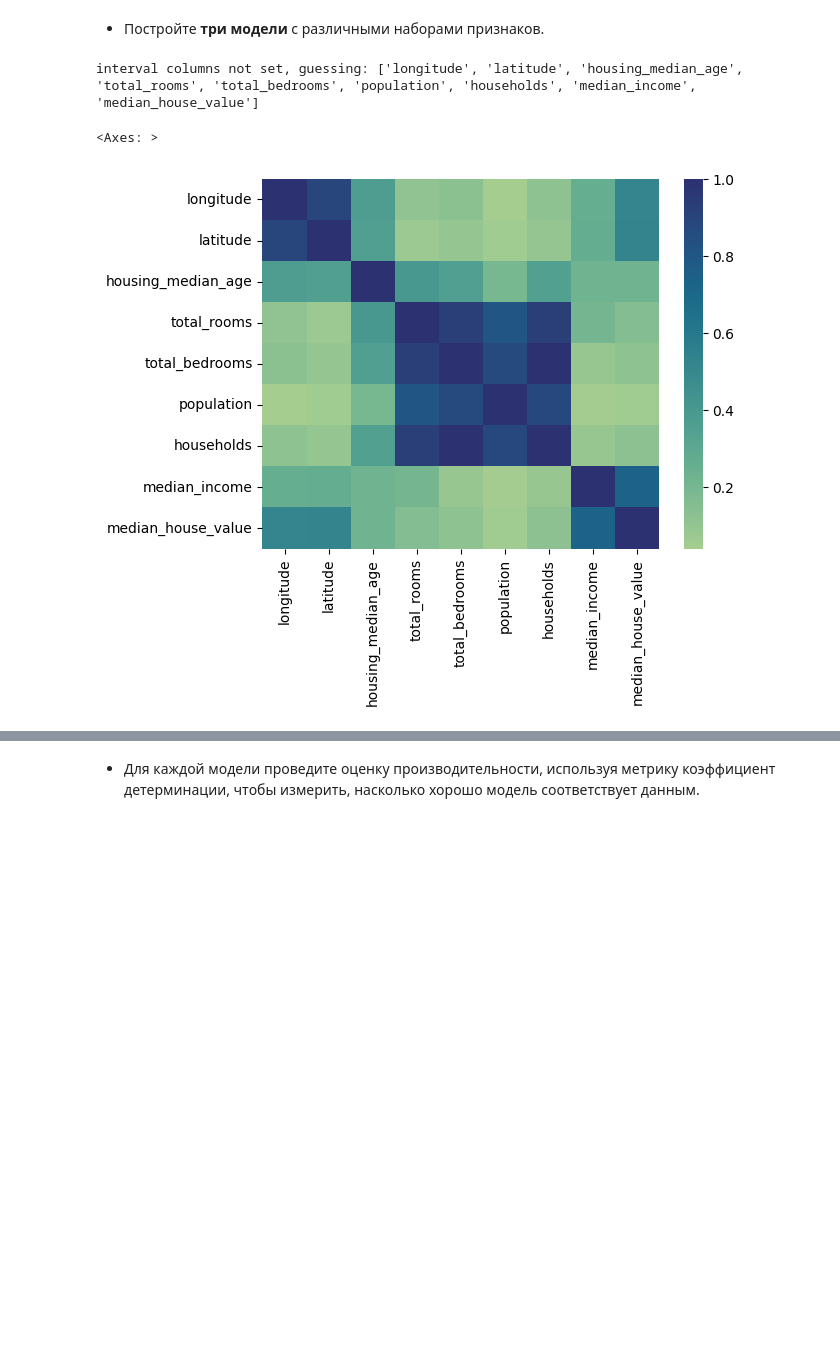
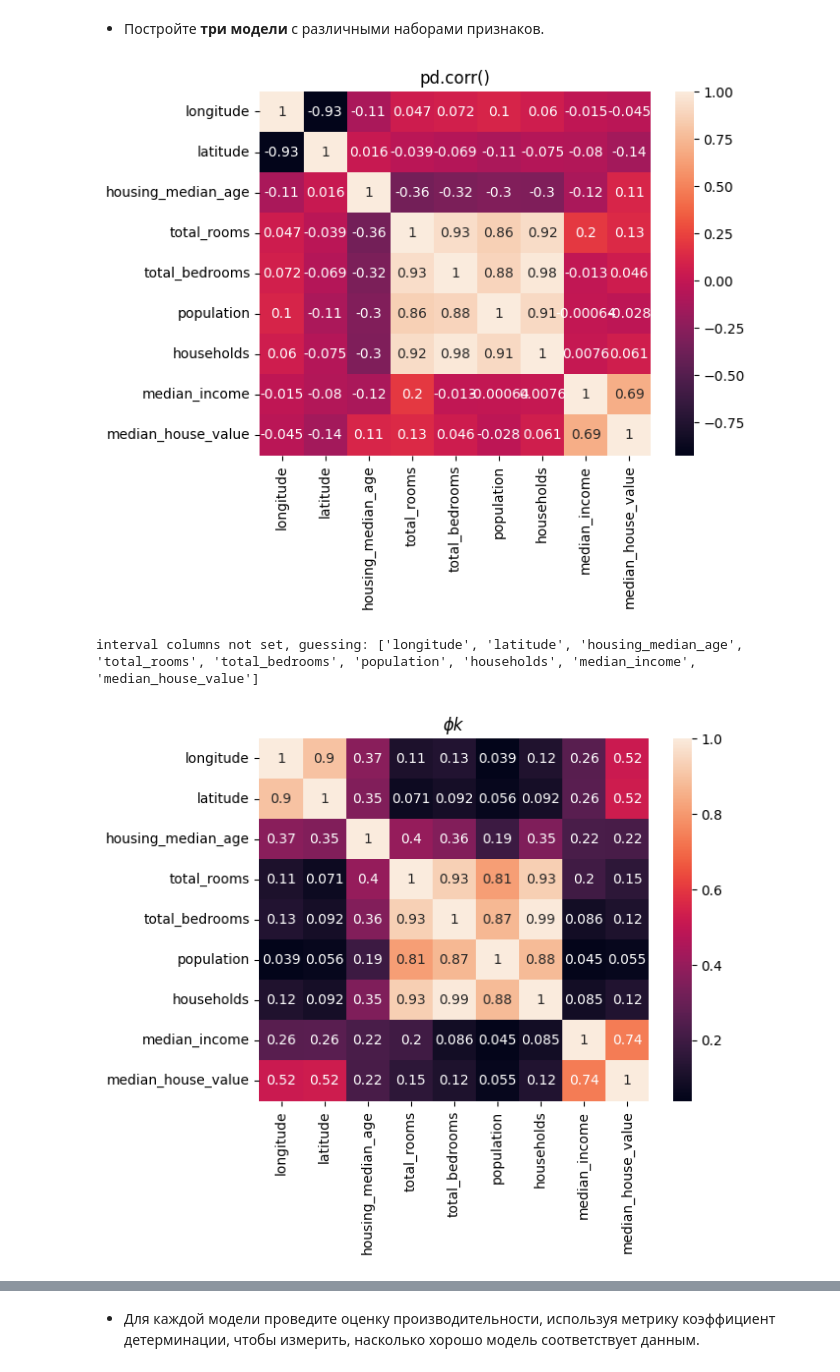
Before and after one commit to e1turin/itmo-ai-systems, a Jupyter notebook: module-2/lab-4/solution.ipynb, the cells around one changed output, grey strips where cells are left out. Saved outputs shown, nothing was run; the diff lists cells and outputs as text; code cells hidden in the pictures; blank space fills up the shorter version.

```diff
--- a/module-2/lab-4/solution.ipynb
+++ b/module-2/lab-4/solution.ipynb
@@ -184,8 +206,11 @@ plt.show()
 # %% [markdown]
 - Постройте **три модели** с различными наборами признаков.
-# %%
-sns.heatmap(df.phik_matrix(), cmap='crest')
-# %% [output]
-interval columns not set, guessing: ['longitude', 'latitude', 'housing_median_age', 'total_rooms', 'total_bedrooms', 'population', 'households', 'median_income', 'median_house_value']
-<Axes: >
-[figure, removed]
+# %%
+sns.heatmap(df.corr(), annot=True); plt.title("pd.corr()"); plt.show()
+
+import phik
+sns.heatmap(df.phik_matrix(), annot=True); plt.title("$\phi k$"); plt.show()
+# %% [output]
+[figure, added]
+interval columns not set, guessing: ['longitude', 'latitude', 'housing_median_age', 'total_rooms', 'total_bedrooms', 'population', 'households', 'median_income', 'median_house_value']
+[figure, added]
```
Also changed, not shown: parts of 23 cells of this notebook, 1 other file.
